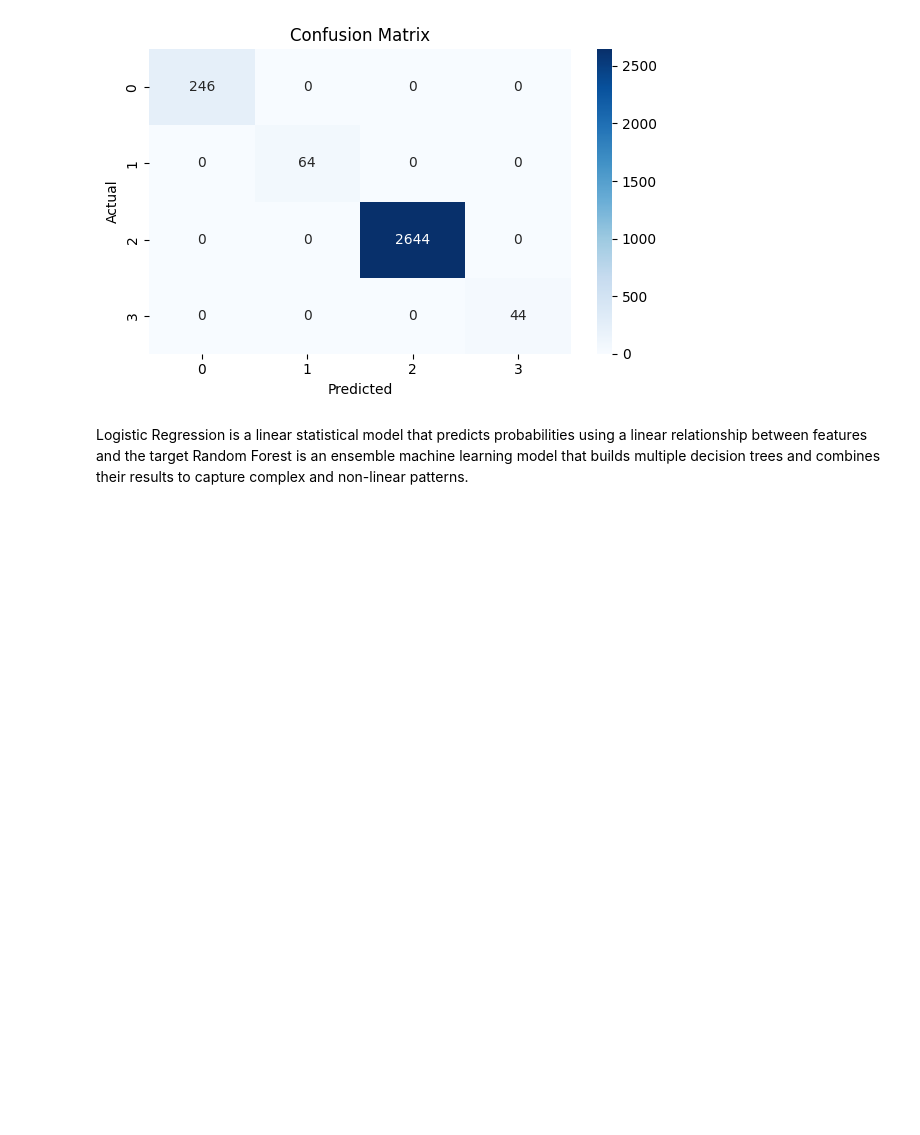
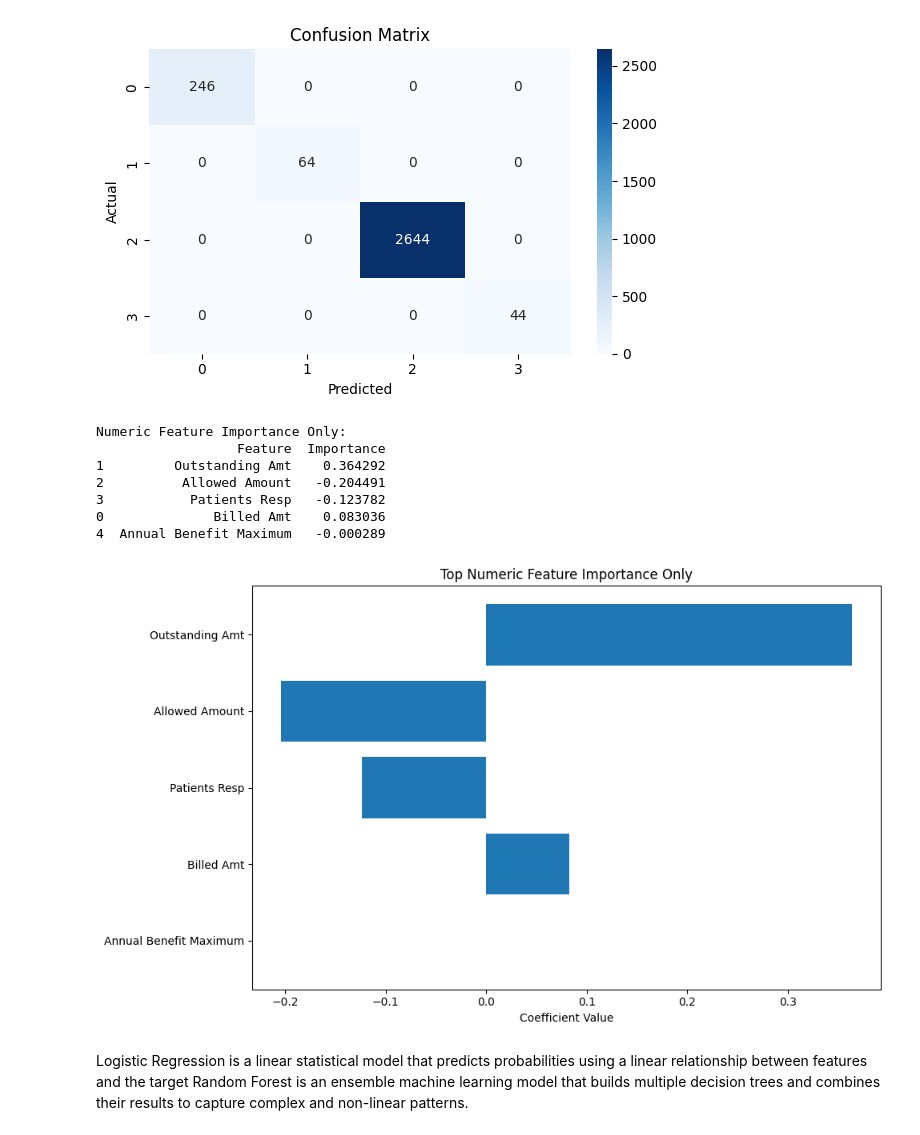
Before and after one commit to Hariniguna2000/Story_Of_MillionsIn_Denied_Claims, a Jupyter notebook: basic_algo.ipynb, the cells around one changed output. Cells and saved outputs as stored; diff of their text form; code cells hidden in the pictures; blank space fills up the shorter version.

```diff
--- a/basic_algo.ipynb
+++ b/basic_algo.ipynb
@@ -135,6 +135,55 @@ Classification Report:
    macro avg       1.00      1.00      1.00      2998
 weighted avg       1.00      1.00      1.00      2998
 [figure]
+# %%
+import pandas as pd
+import matplotlib.pyplot as plt
+
+# 1. Get all feature names after preprocessing
+feature_names = model.named_steps["preprocess"].get_feature_names_out()
+
+# 2. Get model coefficients
+coefficients = model.named_steps["logistic"].coef_[0]
+
+# 3. Create dataframe
+fi = pd.DataFrame({
+    "Feature": feature_names,
+    "Importance": coefficients
+})
+
+# 4. Keep ONLY numeric features (num__)
+numeric_fi = fi[fi["Feature"].str.startswith("num__")].copy()
+
+# 5. Clean feature names
+numeric_fi["Feature"] = numeric_fi["Feature"].str.replace("num__", "")
+
+# 6. Sort by importance
+numeric_fi["AbsImportance"] = numeric_fi["Importance"].abs()
+numeric_fi = numeric_fi.sort_values("AbsImportance", ascending=False)
+
+# 7. Show results
+print("Numeric Feature Importance Only:")
+print(numeric_fi[["Feature", "Importance"]])
+
+# 8. Plot top 10 numeric features
+top_n = numeric_fi.head(10)
+
+plt.figure(figsize=(10,6))
+plt.barh(top_n["Feature"], top_n["Importance"])
+plt.xlabel("Coefficient Value")
+plt.title("Top Numeric Feature Importance Only")
+plt.gca().invert_yaxis()
+plt.tight_layout()
+plt.show()
+# %% [output]
+Numeric Feature Importance Only:
+                  Feature  Importance
+1         Outstanding Amt    0.364292
+2          Allowed Amount   -0.204491
+3           Patients Resp   -0.123782
+0              Billed Amt    0.083036
+4  Annual Benefit Maximum   -0.000289
+[figure, added]
 # %% [markdown]
 Logistic Regression is a linear statistical model that predicts probabilities using a linear relationship between features and the target
 Random Forest is an ensemble machine learning model that builds multiple decision trees and combines their results to capture complex and non-linear patterns.
```
Also changed, not shown: parts of 6 cells of this notebook.
